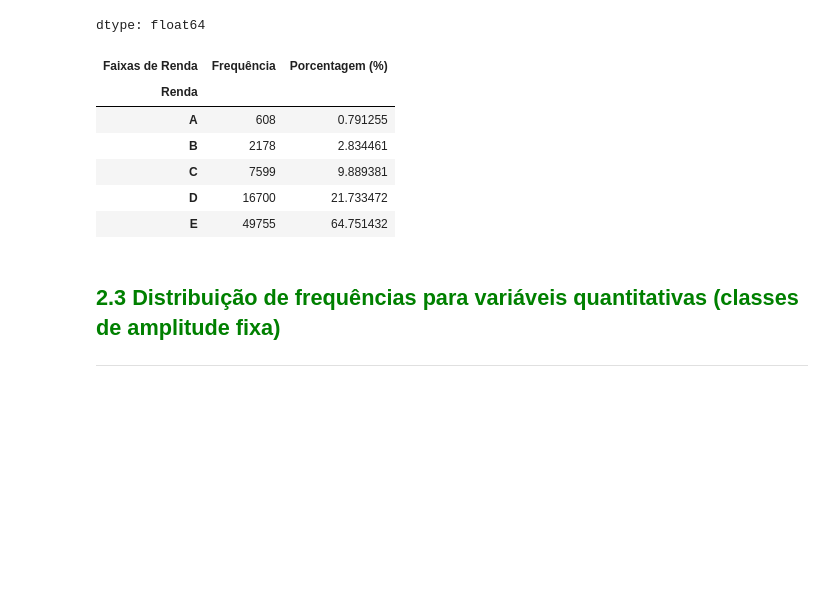
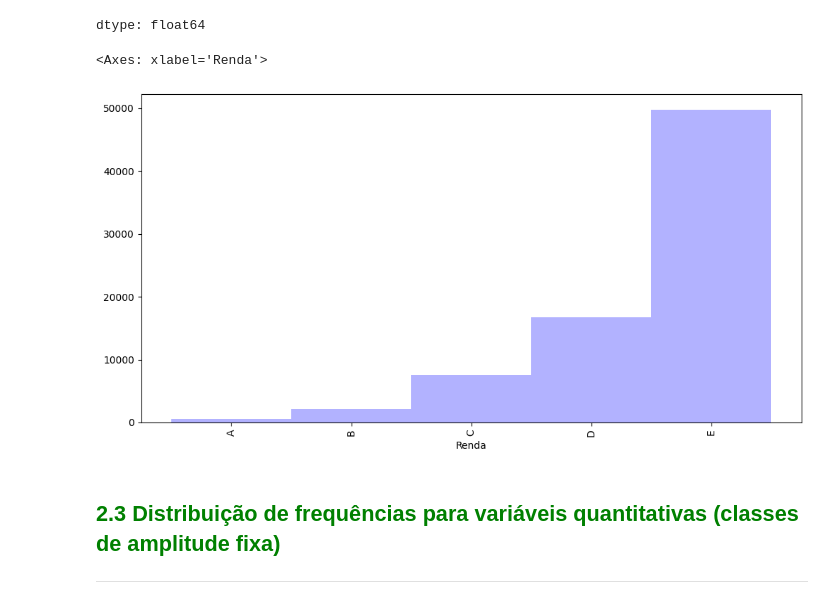
Before and after one commit to dhio-n/estatistica_com_python, a Jupyter notebook: Curso_de_Estatística_Parte_1.ipynb, the cells around one changed output. Saved outputs shown, nothing was run; the diff lists cells and outputs as text; code cells hidden in the pictures; blank space fills up the shorter version.

```diff
--- a/Curso_de_Estatística_Parte_1.ipynb
+++ b/Curso_de_Estatística_Parte_1.ipynb
@@ -338,18 +338,13 @@ frequencia_percentual
 | A | 0.791255 |
 dtype: float64
 # %%
-dist_freq_quati = pd.DataFrame({'Frequência': frequencia, 'Porcentagem (%)': frequencia_percentual})
-dist_freq_quati.sort_index(ascending=False, inplace=True)
-dist_freq_quati.rename_axis('Faixas de Renda', axis=1, inplace=True)
-dist_freq_quati
+dist_freq_quati_personalizada = pd.DataFrame({'Frequência': frequencia, 'Porcentagem (%)': frequencia_percentual})
+dist_freq_quati_personalizada.sort_index(ascending=False, inplace=True)
+dist_freq_quati_personalizada.rename_axis('Faixas de Renda', axis=1, inplace=True)
+dist_freq_quati_personalizada['Frequência'].plot.bar(width = 1, color='blue', alpha = 0.3, figsize = (12,6))
 # %% [output]
-| Faixas de Renda | Frequência | Porcentagem (%) |
-| Renda |  |  |
-| A | 608 | 0.791255 |
-| B | 2178 | 2.834461 |
-| C | 7599 | 9.889381 |
-| D | 16700 | 21.733472 |
-| E | 49755 | 64.751432 |
+<Axes: xlabel='Renda'>
+[figure, added]
 # %% [markdown]
 ## <font color=green>2.3 Distribuição de frequências para variáveis quantitativas (classes de amplitude fixa)</font>
 ***
```
Also changed, not shown: parts of 15 cells of this notebook.
